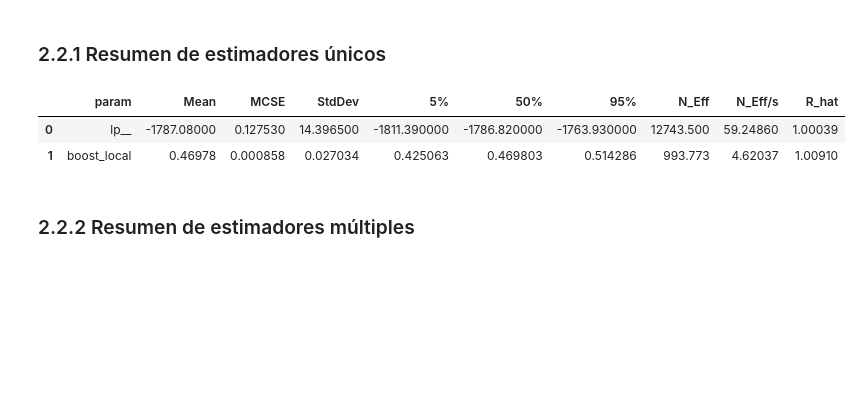
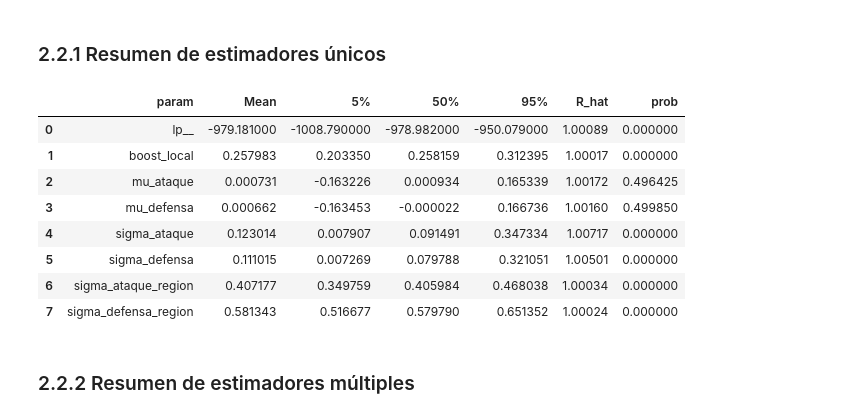
Before and after one commit to CAMM961001/futbol_bayes, a Jupyter notebook: src/jerarquico.ipynb, the cells around one changed output. Cells and saved outputs as stored; diff of their text form; code cells hidden in the pictures; blank space fills up the shorter version.

```diff
--- a/src/jerarquico.ipynb
+++ b/src/jerarquico.ipynb
@@ -148,7 +148,7 @@ Primero se definen algunas funciones útiles para la creación y manipulación d
 # %%
 import BFG3000 as bfg
 # %%
-name = 'efectos'
+name = 'multinivel'
 sp_ = bfg.StanProject(name)
 dir_, model_ = sp_.create_stan_project(dir='modelos')
 # %% [output]
@@ -248,11 +277,11 @@ summary_vis_ = (
     summary_
     .reset_index(names='param')
     .assign(
-        # prob = np.apply_along_axis(
-        #     func1d=prob
-        #     ,axis=0
-        #     ,arr=chains_)
-        param_id = lambda df_: df_.param.str.partition('[')[2].str[:-1]
+        prob = np.apply_along_axis(
+            func1d=prob
+            ,axis=0
+            ,arr=chains_)
+        ,param_id = lambda df_: df_.param.str.partition('[')[2].str[:-1]
         ,param = lambda df_: df_.param.str.partition('[')[0]
     )
 )
@@ -296,20 +310,26 @@ summary_vis_
 # %%
 mask_ = summary_vis_.param.value_counts()[summary_vis_.param.value_counts() == 1].keys()
 
 single_params = (
     summary_vis_
     .loc[summary_vis_.param.isin(mask_)]
     .assign(
         param = lambda df_: pd.Categorical(df_.param)
     )
 )
 
 single_params = single_params[single_params.columns.to_list()[:-1]]
-single_params
+single_params[['param','Mean','5%','50%','95%','R_hat','prob']]
 # %% [output]
-|  | param | Mean | MCSE | StdDev | 5% | 50% | 95% | N_Eff | N_Eff/s | R_hat |
-| 0 | lp__ | -1787.08000 | 0.127530 | 14.396500 | -1811.390000 | -1786.820000 | -1763.930000 | 12743.500 | 59.24860 | 1.00039 |
-| 1 | boost_local | 0.46978 | 0.000858 | 0.027034 | 0.425063 | 0.469803 | 0.514286 | 993.773 | 4.62037 | 1.00910 |
+|  | param | Mean | 5% | 50% | 95% | R_hat | prob |
+| 0 | lp__ | -979.181000 | -1008.790000 | -978.982000 | -950.079000 | 1.00089 | 0.000000 |
+| 1 | boost_local | 0.257983 | 0.203350 | 0.258159 | 0.312395 | 1.00017 | 0.000000 |
+| 2 | mu_ataque | 0.000731 | -0.163226 | 0.000934 | 0.165339 | 1.00172 | 0.496425 |
+| 3 | mu_defensa | 0.000662 | -0.163453 | -0.000022 | 0.166736 | 1.00160 | 0.499850 |
+| 4 | sigma_ataque | 0.123014 | 0.007907 | 0.091491 | 0.347334 | 1.00717 | 0.000000 |
+| 5 | sigma_defensa | 0.111015 | 0.007269 | 0.079788 | 0.321051 | 1.00501 | 0.000000 |
+| 6 | sigma_ataque_region | 0.407177 | 0.349759 | 0.405984 | 0.468038 | 1.00034 | 0.000000 |
+| 7 | sigma_defensa_region | 0.581343 | 0.516677 | 0.579790 | 0.651352 | 1.00024 | 0.000000 |
 # %% [markdown]
 ### 2.2.2 Resumen de estimadores múltiples
 # %%
```
Also changed, not shown: parts of 16 cells of this notebook.
